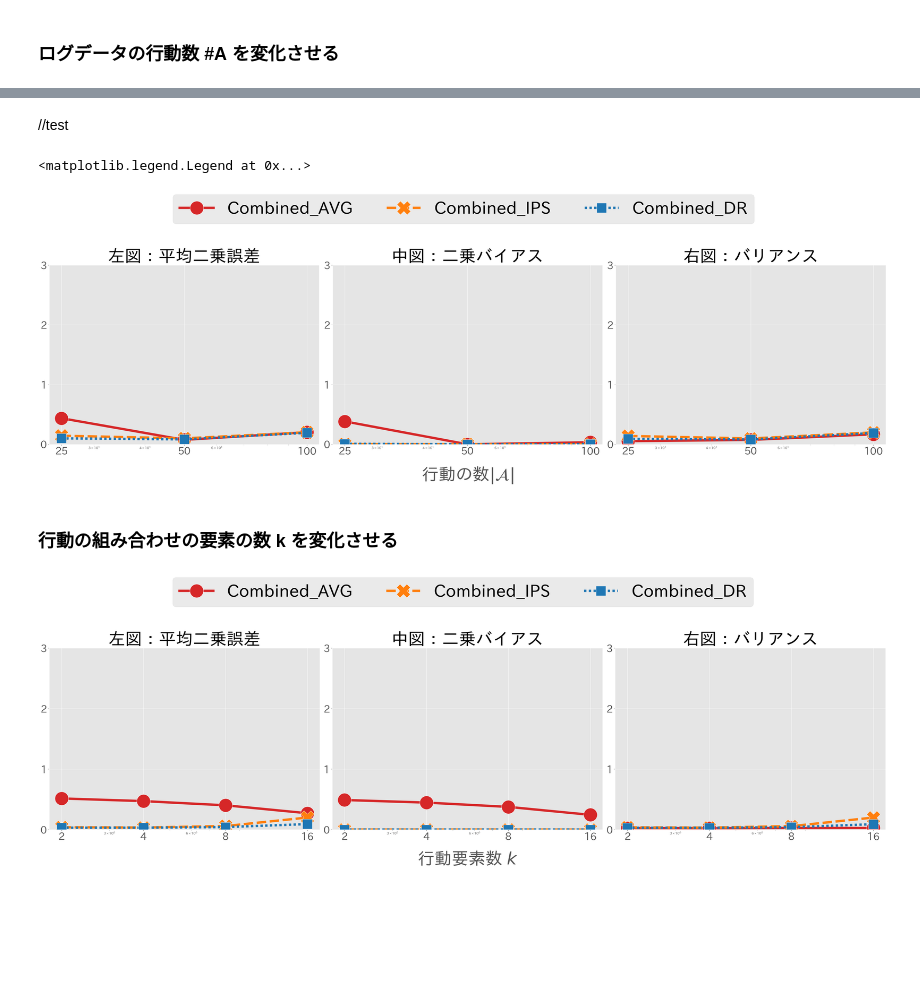
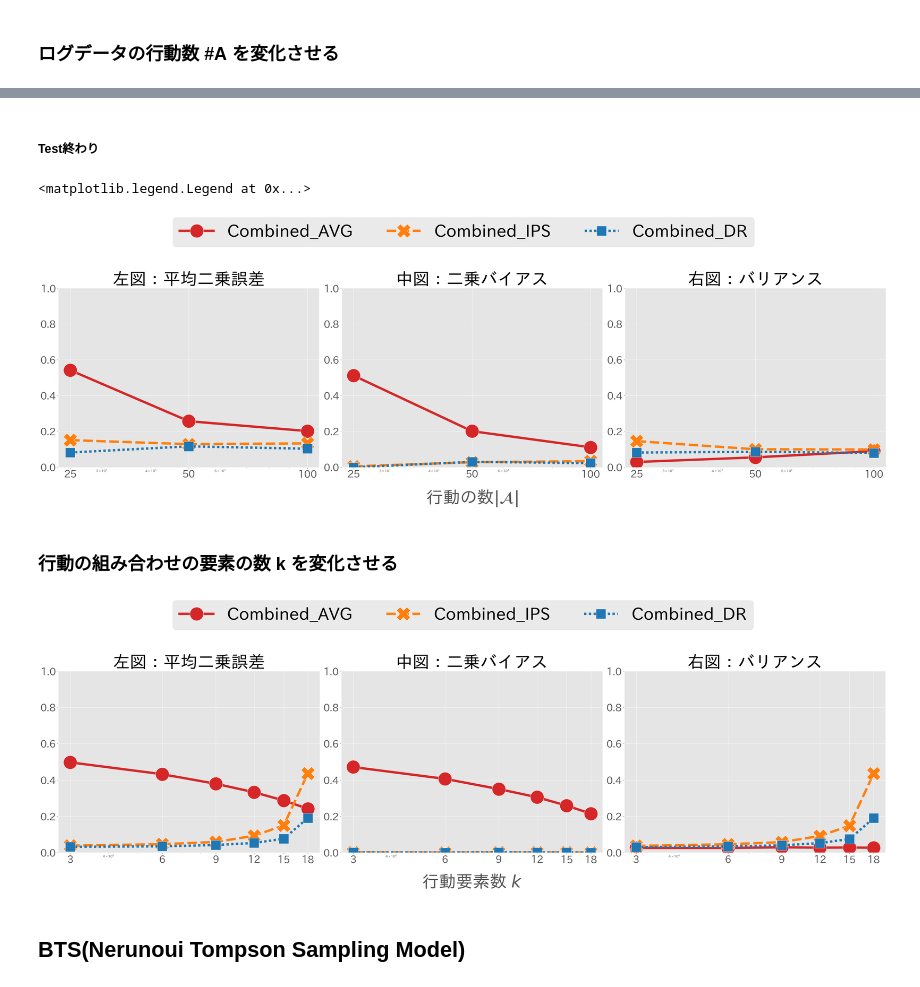
Before and after one commit to RickHub0115/Estimator-for-Offline-Policy-Evaluation-of-Recommending-Multiple-Actions-Considering-Platform-Wide-R, a Jupyter notebook: ope.ipynb, the cells around one changed output, grey strips where cells are left out. Saved outputs shown, nothing was run; the diff lists cells and outputs as text; code cells hidden in the pictures; blank space fills up the shorter version.

```diff
--- a/ope.ipynb
+++ b/ope.ipynb
@@ -304,4 +429,4 @@ plt.show()
 # %% [markdown]
-//test
+##### Test終わり
 # %%
 ## シミュレーション設定
@@ -357,10 +481,10 @@ for num_actions in num_actions_list:
 
         ## ログデータを用いてオフ方策評価を実行する
         estimated_policy_values = dict()
-        estimated_policy_values["avg"] = calc_cavg(offline_logged_data)
-        estimated_policy_values["new_ips"] = calc_cips(offline_logged_data, pi)
+        estimated_policy_values["cavg"] = calc_cavg(offline_logged_data)
+        estimated_policy_values["cips"] = calc_cips(offline_logged_data, pi)
 
-        estimated_policy_values["new_dr"] = calc_cdr(
+        estimated_policy_values["cdr"] = calc_cdr(
             offline_logged_data, pi,
             q0_hat = offline_logged_data["q_x_a_0"] + random_.normal(-0.05, scale=0.05, size=(num_data, num_actions)),
             q1_hat = offline_logged_data["q_x_a_1"] + random_.normal(-0.05, scale=0.05, size=(num_data, num_actions))
@@ -398,8 +522,8 @@ for i, y in enumerate(["se", "bias", "variance"]):
     ax.set_title(y_label_dict[y], fontsize=50)
     # yaxis
     ax.set_ylabel("")
-    ax.set_ylim(0.0, 3.0)
-    ax.set_yticks([0, 1, 2, 3])
+    ax.set_ylim(0.0, 1.0)
+    ax.set_yticks([0, 0.2, 0.4, 0.6, 0.8, 1.0])
     ax.tick_params(axis="y", labelsize=30)
     ax.yaxis.set_label_coords(-0.1, 0.5)
     # xaxis
@@ -414,7 +538,7 @@ for i, y in enumerate(["se", "bias", "variance"]):
 fig.legend(["Combined_AVG", "Combined_IPS", "Combined_DR"], fontsize=50, bbox_to_anchor=(0.5, 1.15), ncol=4, loc="center")
 # %% [output]
 <matplotlib.legend.Legend at 0x...>
-[figure, old version]
+[figure, new version]
 # %% [markdown]
 ### 行動の組み合わせの要素の数 **k** を変化させる
 # %%
@@ -426,7 +550,7 @@ num_actions = 20 # 行動数, |A|
 beta = -3 # データ収集方策のパラメータ
 random_state = 12345
 random_ = check_random_state(random_state)
-k_list = [2, 4, 8, 16]
+k_list = [3, 6, 9, 12, 15, 18]
 # %%
 result_df_list = []
 ## 期待報酬関数を定義するためのパラメータを抽出
@@ -476,10 +600,10 @@ for k in k_list:  # 複数選択する行動数 k を変化
 
         ## ログデータを用いてオフ方策評価を実行する
         estimated_policy_values = dict()
-        estimated_policy_values["avg"] = calc_cavg(offline_logged_data)
-        estimated_policy_values["multi_ips"] = calc_cips(offline_logged_data, pi)
+        estimated_policy_values["cavg"] = calc_cavg(offline_logged_data)
+        estimated_policy_values["cips"] = calc_cips(offline_logged_data, pi)
 
-        estimated_policy_values["multi_dr"] = calc_cdr(
+        estimated_policy_values["cdr"] = calc_cdr(
             offline_logged_data,
             pi,
             q0_hat=offline_logged_data["q_x_a_0"]
@@ -493,7 +617,7 @@ for k in k_list:  # 複数選択する行動数 k を変化
     ## シミュレーション結果を集計する
     result_df_list.append(
         aggregate_simulation_results(
-            estimated_policy_value_list, policy_value, "num_actions_per_user", k=k
+            estimated_policy_value_list, policy_value, "num_actions_per_user", k
         )
     )
 
@@ -507,34 +634,36 @@ for i, y in enumerate(["se", "bias", "variance"]):
     sns.lineplot(
         markers=True,
         markersize=40,
         linewidth=7,
         legend=False,
         style="est",
         x="num_actions_per_user",  # x軸は k
         y=y,
         hue="est",
         ax=ax,
         ci=None,
         palette=["tab:red", "tab:orange", "tab:blue"],
-        data=result_df_k.query("est=='avg' or est == 'multi_ips' or est == 'multi_dr'")
+        data=result_df_k.query("est=='cavg' or est == 'cips' or est == 'cdr'")
     )
     ax.set_title(y_label_dict_k[y], fontsize=50)
     # yaxis
     ax.set_ylabel("")
-    ax.set_ylim(0.0, 3.0)
-    ax.set_yticks([0, 1, 2, 3])
+    ax.set_ylim(0.0, 1.0)
+    ax.set_yticks([0, 0.2, 0.4, 0.6, 0.8, 1.0])
     ax.tick_params(axis="y", labelsize=30)
     ax.yaxis.set_label_coords(-0.1, 0.5)
     # xaxis
     ax.set_xscale("log")  # kが大きい場合の可視化のためログスケール
     if i == 1:
         ax.set_xlabel(r"行動要素数 $k$", fontsize=50)  # x軸ラベル
     else:
         ax.set_xlabel(r"", fontsize=40)
     ax.set_xticks(k_list)  # kのリストを指定
     ax.set_xticklabels(k_list, fontsize=30)
     ax.xaxis.set_label_coords(0.5, -0.12)
 fig.legend(["Combined_AVG", "Combined_IPS", "Combined_DR"], fontsize=50, bbox_to_anchor=(0.5, 1.15), ncol=4, loc="center")
 plt.show()
 # %% [output]
-[figure, old version]
+[figure, new version]
+# %% [markdown]
+## BTS(Nerunoui Tompson Sampling Model)
```
Also changed, not shown: parts of 14 cells of this notebook, 2 other files.
